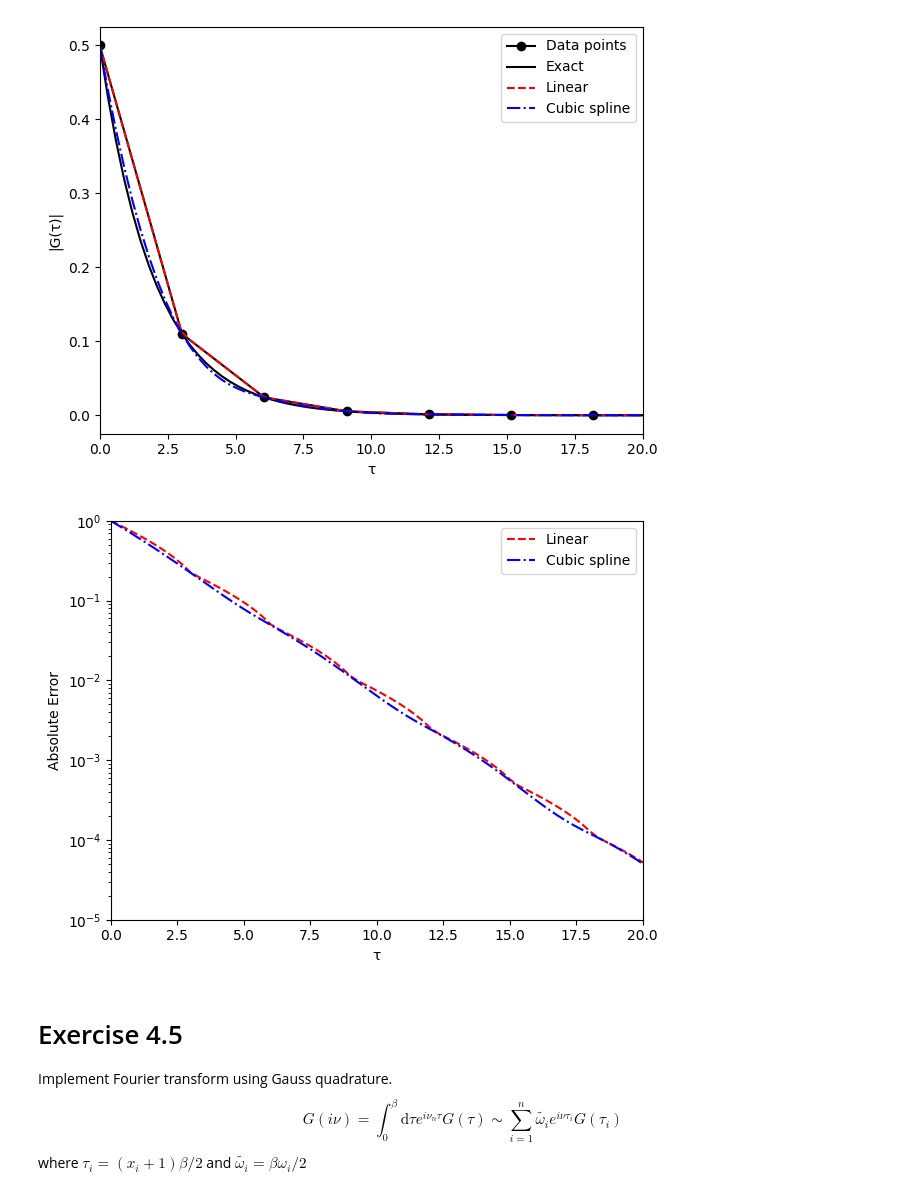
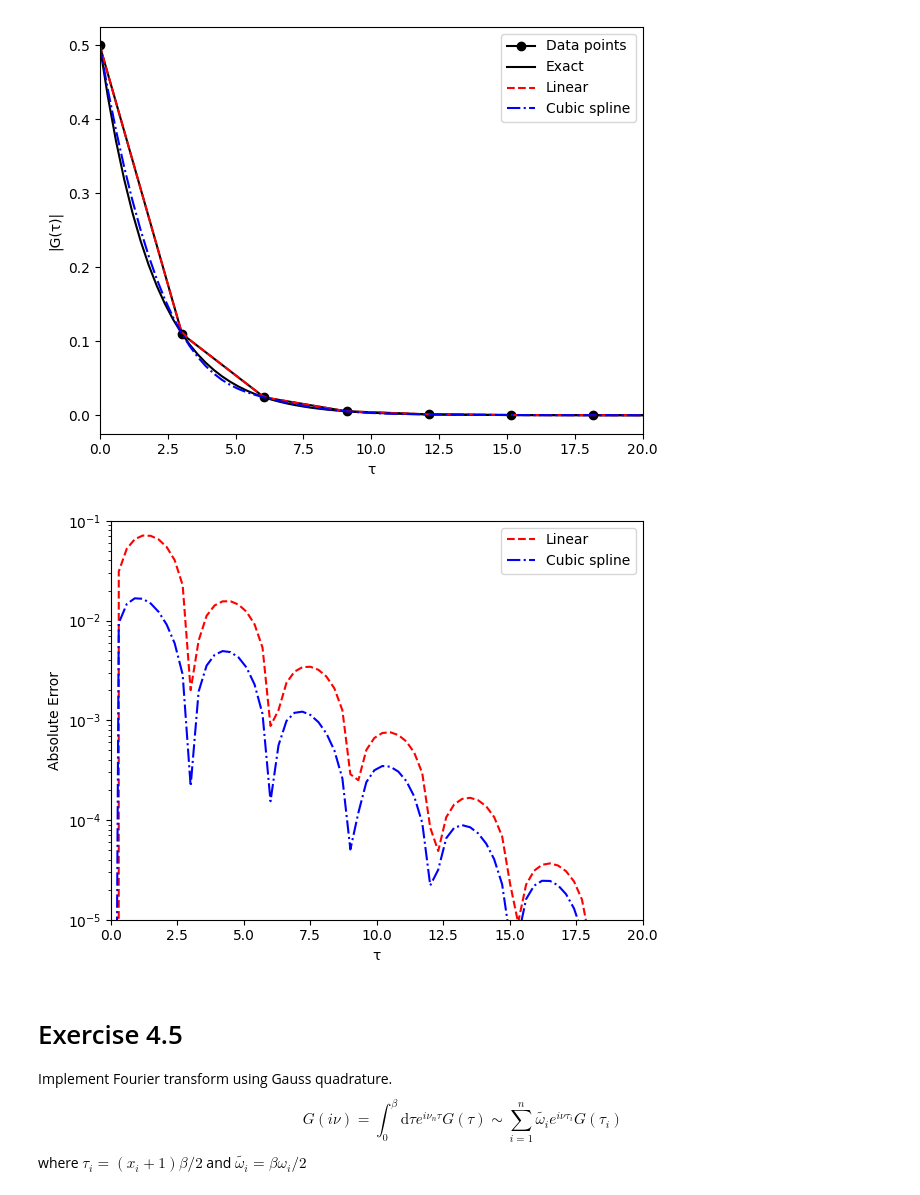
Before and after one commit to FumiyaKakizawa/saidai_compute_physics, a Jupyter notebook: compute_physics_exercise_1-10.ipynb, the cells around one changed output. Cells and saved outputs as stored; diff of their text form; code cells hidden in the pictures.

```diff
--- a/compute_physics_exercise_1-10.ipynb
+++ b/compute_physics_exercise_1-10.ipynb
@@ -206,20 +206,20 @@ U = 1.
 num_tau = 100
 
 τs = collect(range(0.0,β,length=num_tau))
-G_tau_abs = abs.(G.(τs,U,β))
+G_tau = G.(τs,U,β)
 τs_new = collect(range(0,β,length=10*num_tau))
 
 # Linear interpolation
-G_tau_linear = LinearInterpolation(τs,G_tau_abs)(τs_new)
+G_tau_linear = LinearInterpolation(τs,G_tau)(τs_new)
 
 # Cubic spline interpolation
-G_tau_cubic_spline = Spline1D(τs,G_tau_abs)(τs_new)
+G_tau_cubic_spline = Spline1D(τs,G_tau)(τs_new)
 
 plt.figure()
-plt.plot(τs,G_tau_abs,marker="o",label="Data points",color="black")
+plt.plot(τs,abs.(G_tau),marker="o",label="Data points",color="black")
 plt.plot(τs_new,abs.(G.(τs_new,U,β)),label="Exact",color="black")
-plt.plot(τs_new,G_tau_linear,ls="--",label="Linear",color="red")
-plt.plot(τs_new,G_tau_cubic_spline,ls="-.",label="Cubic spline",color="blue")
+plt.plot(τs_new,abs.(G_tau_linear),ls="--",label="Linear",color="red")
+plt.plot(τs_new,abs.(G_tau_cubic_spline),ls="-.",label="Cubic spline",color="blue")
 plt.xlabel("τ")
 plt.ylabel("|G(τ)|")
 plt.xlim(0,20)
@@ -230,17 +230,20 @@ plt.tight_layout()
 [figure]
 # %%
 plt.figure()
-plt.semilogy(τs_new,abs.(G_tau_linear       - G.(τs_new,U,β)), ls="--",label="Linear",      color="red")
-plt.semilogy(τs_new,abs.(G_tau_cubic_spline - G.(τs_new,U,β)), ls="-.",label="Cubic spline",color="blue")
+plt.semilogy(τs_new,abs.(G_tau_linear       .- G.(τs_new,U,β)), ls="--",label="Linear",      color="red")
+plt.semilogy(τs_new,abs.(G_tau_cubic_spline .- G.(τs_new,U,β)), ls="-.",label="Cubic spline",color="blue")
+#plt.semilogy(τs_new,abs.((abs.(G_tau_linear)       .- abs.(G.(τs_new,U,β))) ./ abs.(G.(τs_new,U,β))), ls="--",label="Linear",      color="red")
+#plt.semilogy(τs_new,abs.((abs.(G_tau_cubic_spline) .- abs.(G.(τs_new,U,β))) ./ abs.(G.(τs_new,U,β))), ls="-.",label="Cubic spline",color="blue")
+plt.xlabel("τ")
 plt.xlabel("τ")
 plt.ylabel("Absolute Error")
 plt.xlim(0,20)
-plt.ylim(1e-5,1)
+plt.ylim(1e-5,1e-1)
 plt.legend(loc="upper right")
 plt.tight_layout()
 #plt.savefig("Exercise_4_2.pdf")
 # %% [output]
-[figure, old version]
+[figure, new version]
 # %% [markdown]
 # Exercise 4.5
 Implement Fourier transform using Gauss quadrature.
```
Also changed, not shown: parts of 1 cell of this notebook.
